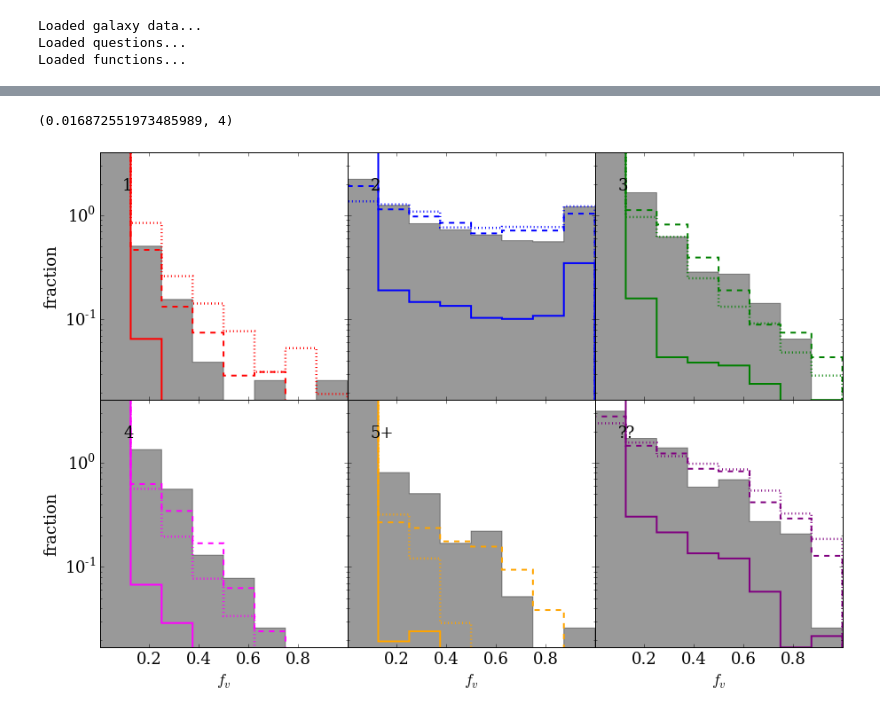
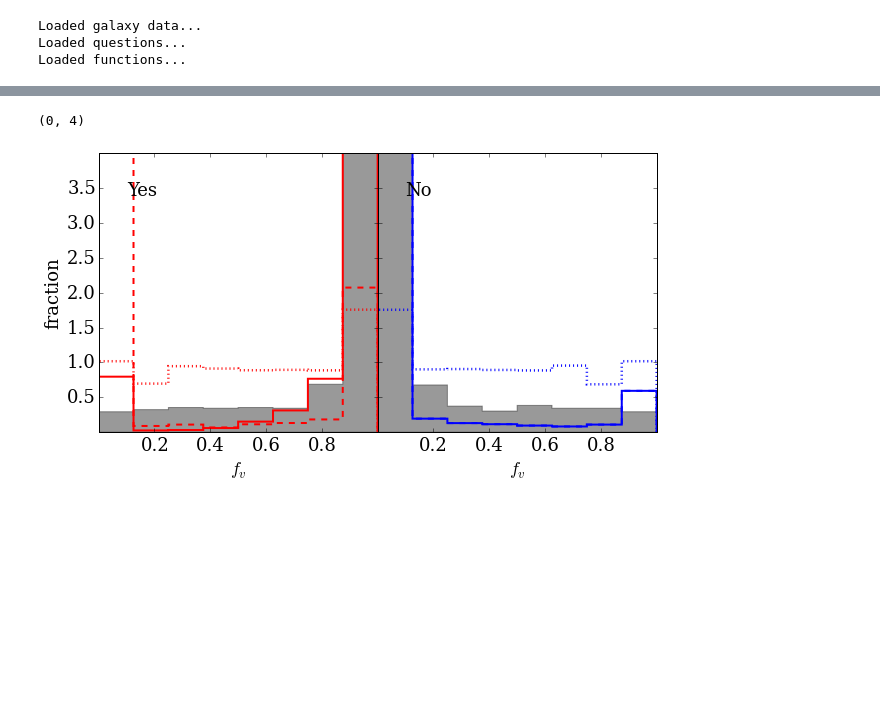
Before and after one commit to RossHart/Debiasing-testing-v2, a Jupyter notebook: Codes/debiasing_report.ipynb, the cells around one changed output, grey strips where cells are left out. Saved outputs shown, nothing was run; the diff lists cells and outputs as text; code cells hidden in the pictures; blank space fills up the shorter version.

Commit message:
Looking in to spiral question

```diff
--- a/Codes/debiasing_report.ipynb
+++ b/Codes/debiasing_report.ipynb
@@ -109,8 +114,10 @@ def reduce_sample(full_data,questions,question,p_cut=0.5,N_cut=5):
 
     return data_reduced,select
 # %%
-question = 't11_arms_number'
 #question = 't01_smooth_or_features'
+#question = 't02_edgeon'
+question = 't04_spiral'
+#question = 't11_arms_number'
 
 answers = questions[question]['answers']
 answerlabels = questions[question]['answerlabels']
@@ -153,0 +162,26 @@ for v in range(len(vbins_table)):
+# %%
+import make_dictionaries
+
+k_vals = fit_results['k']
+c_vals = fit_results['c']
+
+k_range = [np.min(k_vals),np.max(k_vals)]
+c_range = [np.min(c_vals),np.max(c_vals)]
+
+functions = make_dictionaries.function_dictionary
+f = functions['func'][1]
+xg = np.linspace(-2,0,100)
+
+for k in k_range:
+    for c in c_range:
+        plt.plot(xg,f(xg,k,c),label='k={0:.2f}'.format(k)+',c={0:.2f}'.format(c))
+
+plt.legend(loc=2)
+
+#_ = plt.hist(k_vals)
+#_ = plt.hist(c_vals)
+
+k_params = [np.std(k_vals),np.mean(k_vals),np.min(k_vals),np.max(k_vals)]
+c_params = [np.std(c_vals),np.mean(c_vals),np.min(c_vals),np.max(c_vals)]
+print(k_params)
+print(c_params)
@@ -230,43 +268,44 @@ high_z = (data['REDSHIFT_1'] >= 0.08) & (data['REDSHIFT_1'] < 0.085)
 
 fig,axarr = make_axes(n_morph,xlabel='$f_v$',ylabel='fraction')
 
-log_y = True
+log_y = False
 
 for n,answer in enumerate(answers):
 
     bins,all_bins,debiased,fit_results,vbins_table,fit_setup = load_dataset(question,answer)
 
     reference_data = data[question + '_' + answer + '_weighted_fraction'][(volume_ok) & (low_z)]
     w13_data = data[question + '_' + answer + '_debiased'][(volume_ok) & (high_z)]
     h16_data = data[question + '_' + answer +'_debiased_rh'][(volume_ok) & (high_z)]
+    h16_norm = data[question + '_' + answer +'_debiased_rh_normalised'][(volume_ok) & (high_z)]
 
     h16_fit = debiased['fit_method'][select]
     h16_bin = debiased['bin_method'][select]
 
     h16_fit = h16_fit[(volume_ok) & (high_z)]
     h16_bin = h16_bin[(volume_ok) & (high_z)]
 
     bins = np.linspace(0,1,9)
 
     _ = axarr[n].hist(reference_data,bins=bins,histtype='stepfilled',color='k',alpha=0.4,normed=True)
     _ = axarr[n].hist(w13_data,bins=bins,histtype='step',color=clrs[n],linewidth=2.5,linestyle='dotted',normed=True)
-    _ = axarr[n].hist(h16_fit,bins=bins,histtype='step',color=clrs[n],linewidth=2,linestyle='dashed',normed=True)
-    _ = axarr[n].hist(h16_bin,bins=bins,histtype='step',color=clrs[n],linewidth=2,linestyle='solid',normed=True)
+    _ = axarr[n].hist(h16_data,bins=bins,histtype='step',color=clrs[n],linewidth=2,linestyle='solid',normed=True)
+    _ = axarr[n].hist(h16_bin,bins=bins,histtype='step',color=clrs[n],linewidth=2,linestyle='dashed',normed=True)
 
     axarr[n].text(0.1,0.9,answerlabels[n],ha='left',va='top',transform=axarr[n].transAxes)
 
     if log_y == True:
         axarr[n].set_yscale('log')
 
 axarr[n].set_ylim(0,4)
 
-# dashed = fit method
-# solid = bin method
+# solid = our method
+# dashed = our method(normalised)
 # dotted = willett+ 2013
 # grey = low redshift comparison
 # %% [output]
-(0.016872551973485989, 4)
+(0, 4)
-[figure, old version]
+[figure, new version]
 # %%
 # k vs kfit, c vs cfit plots:
 
```
Also changed, not shown: parts of 9 cells of this notebook, 1 other file.
